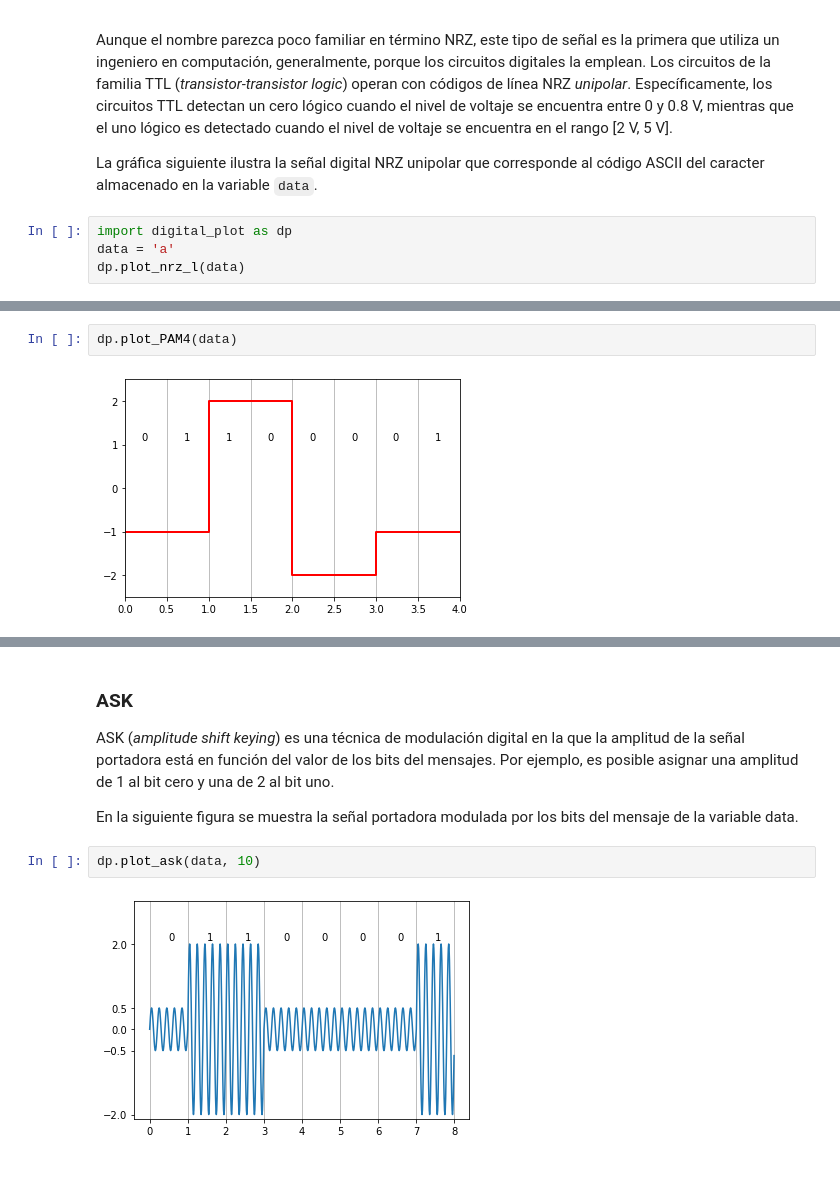
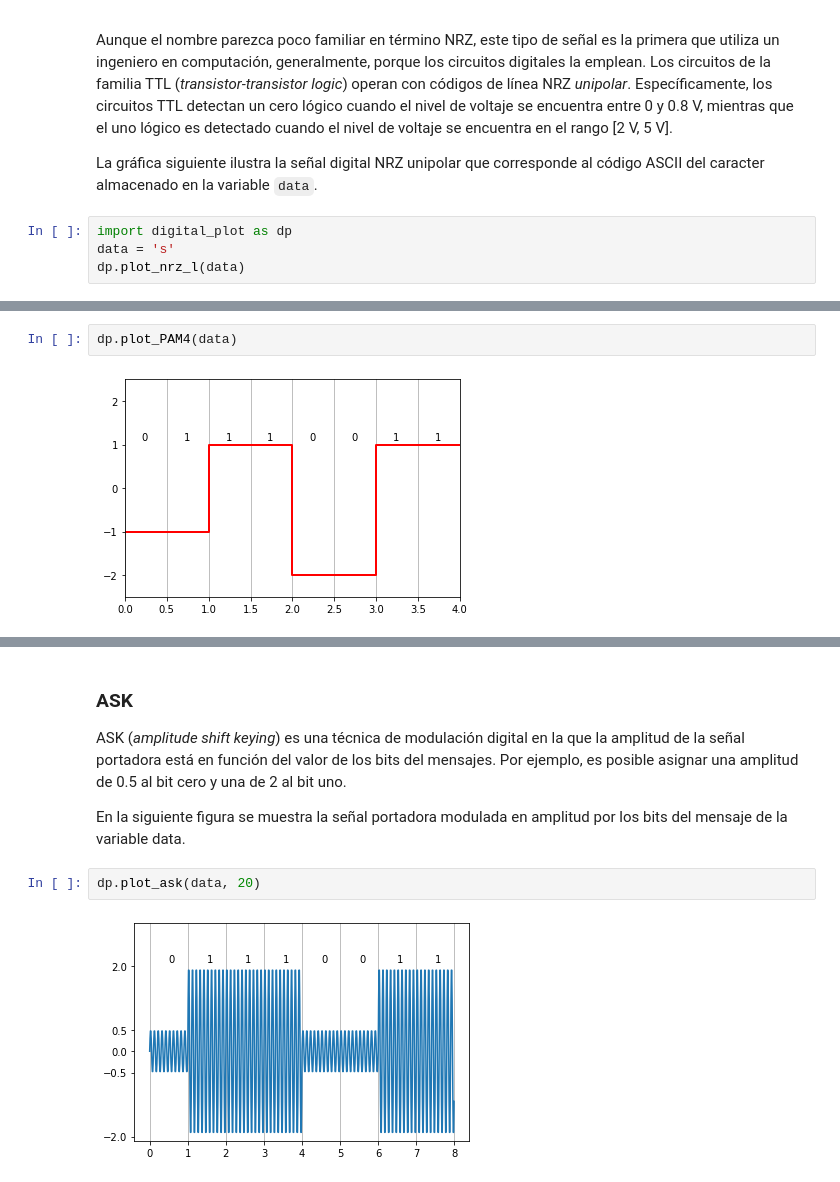
Before and after one commit to Ryuuba/modulation, a Jupyter notebook: transmission.ipynb, the cells around one changed output, grey strips where cells are left out. Drawn from its saved outputs; the diff is of its cells as text.

```diff
--- a/transmission.ipynb
+++ b/transmission.ipynb
@@ -27,6 +27,6 @@ Aunque el nombre parezca poco familiar en término NRZ, este tipo de señal es l
 La gráfica siguiente ilustra la señal digital NRZ unipolar que corresponde al código ASCII del caracter almacenado en la variable `data`.
 # %%
 import digital_plot as dp
-data = 'a'
+data = 's'
 dp.plot_nrz_l(data)
 # %% [output]
@@ -70,7 +70,7 @@ En la siguiente gráfica se muestra la codificación PAM4 de la variable data. N
 # %%
 dp.plot_PAM4(data)
 # %% [output]
-[figure, old version]
+[figure, new version]
 # %% [markdown]
 ## Distorsión de las señales digitales
 
@@ -120,10 +120,10 @@ La gran ventaja de la modulación digital es que la señal portadora tiene un an
 # %% [markdown]
 ### ASK
 
-ASK (*amplitude shift keying*) es una técnica de modulación digital en la que la amplitud de la señal portadora está en función del valor de los bits del mensajes. Por ejemplo, es posible asignar una amplitud de 1 al bit cero y una de 2 al bit uno.
+ASK (*amplitude shift keying*) es una técnica de modulación digital en la que la amplitud de la señal portadora está en función del valor de los bits del mensajes. Por ejemplo, es posible asignar una amplitud de 0.5 al bit cero y una de 2 al bit uno.
 
-En la siguiente figura se muestra la señal portadora modulada por los bits del mensaje de la variable data.
+En la siguiente figura se muestra la señal portadora modulada en amplitud por los bits del mensaje de la variable data.
 # %%
-dp.plot_ask(data, 10)
+dp.plot_ask(data, 20)
 # %% [output]
-[figure, old version]
+[figure, new version]
```
Also changed, not shown: parts of 4 cells of this notebook, 2 other files.
